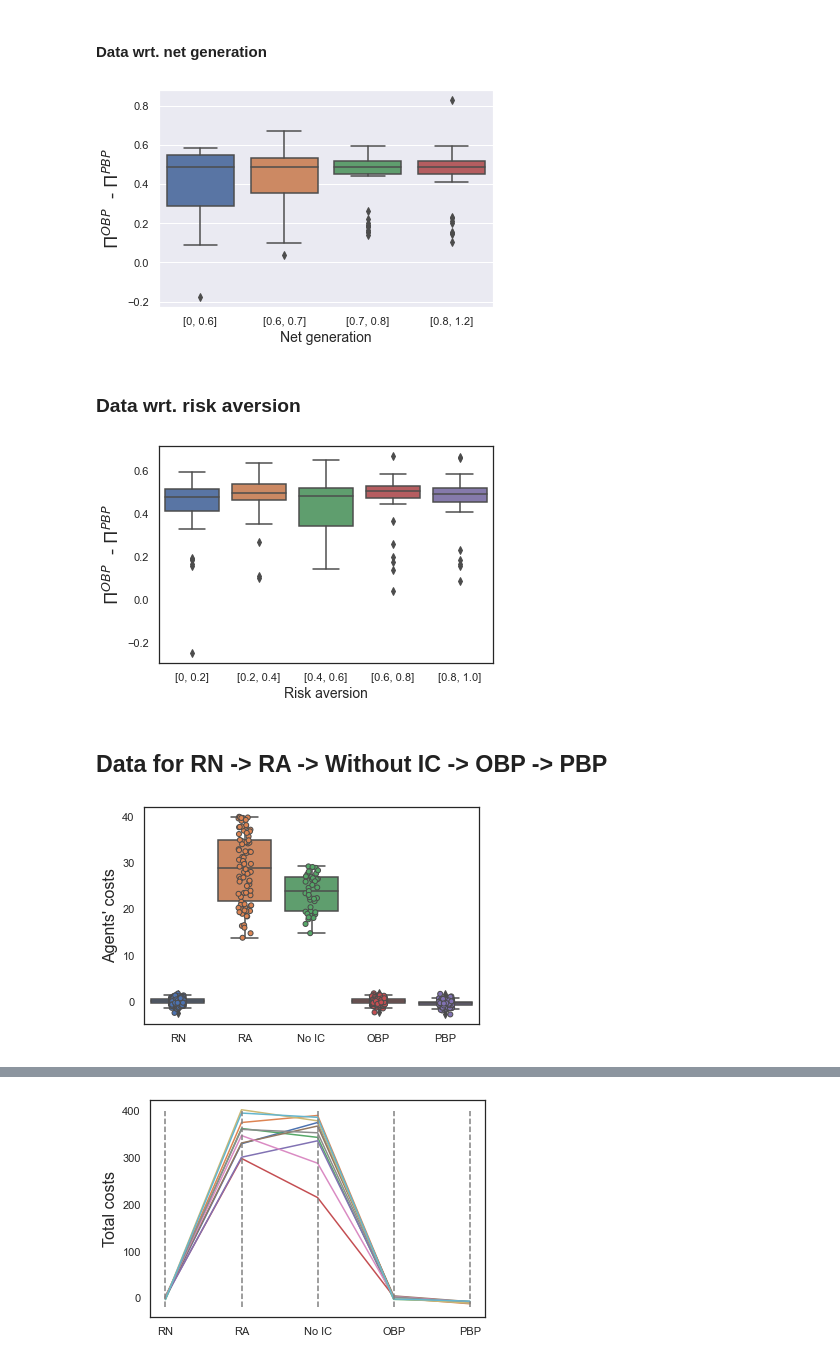
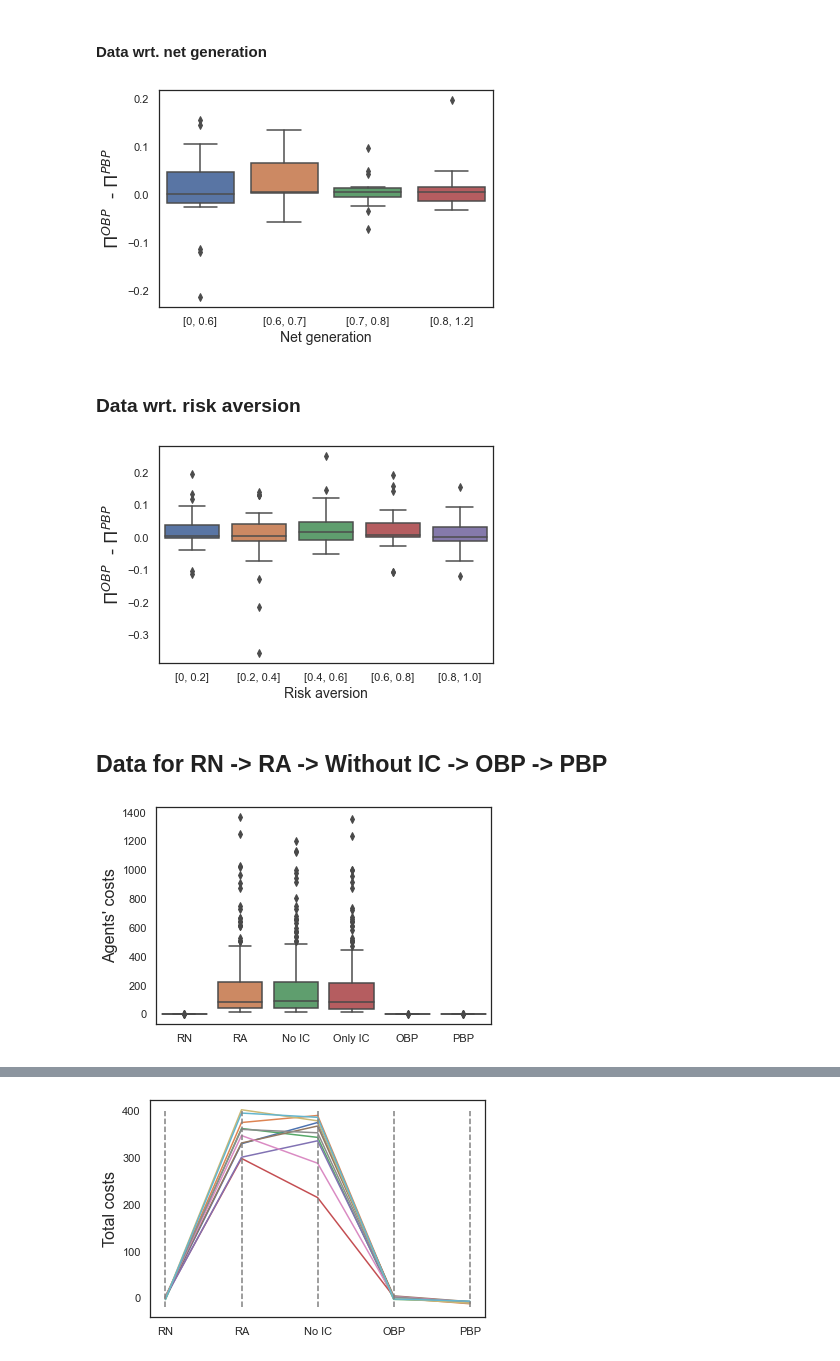
Before and after one commit to ishilov/risk_paper, a Jupyter notebook: notebooks/graphs.ipynb, the cells around one changed output, grey strips where cells are left out. Cells and saved outputs as stored; diff of their text form; code cells hidden in the pictures.

```diff
--- a/notebooks/graphs.ipynb
+++ b/notebooks/graphs.ipynb
@@ -125,0 +128,4 @@ df_without_IC
+# %%
+df_only_IC = pd.read_csv('../data/only_IC_PBP_params_2000_with_obj.csv')
+df_only_IC.set_index(['Unnamed: 0', 'Unnamed: 1'], inplace=True)
+df_only_IC
@@ -135,10 +156,10 @@ for i in range(2000):
 
     diff = (obj_0_opt - obj_0_pes)
 
-    index_0 = net_generation[net_generation < 0.6].index
-    index_1 = net_generation[(0.6 <= net_generation) & (net_generation < 0.7)].index
-    index_2 = net_generation[(0.7 <= net_generation) & (net_generation < 0.8)].index
-    index_3 = net_generation[net_generation >= 0.8].index
+    index_0 = mean_generation[mean_generation < 0.6].index
+    index_1 = mean_generation[(0.6 <= mean_generation) & (mean_generation < 0.7)].index
+    index_2 = mean_generation[(0.7 <= mean_generation) & (mean_generation < 0.8)].index
+    index_3 = mean_generation[mean_generation >= 0.8].index
 
     chunks_gen[0]+= diff[index_0].dropna().values.tolist()
     chunks_gen[1]+= diff[index_1].dropna().values.tolist()
@@ -149,7 +170,7 @@ fig = plt.figure
 
 data_gen = []
 for i in range(4):
-    data_gen.append(chunks_gen[i][1:50])
+    data_gen.append(chunks_gen[i][1:20])
 
 plt.xlabel('Net generation', fontsize = 14)
 plt.ylabel('$\Pi^{OBP}$  - $\Pi^{PBP}$', fontsize = 18)
@@ -160,7 +181,7 @@ plt.xticks([0,1,2,3], ['[0, 0.6]', '[0.6, 0.7]', '[0.7, 0.8]', '[0.8, 1.2]'])
 
 fig;
 # %% [output]
-[figure, old version]
+[figure, new version]
 # %% [markdown]
 ### Data wrt. risk aversion
 # %%
@@ -189,7 +210,7 @@ fig = plt.figure
 
 data_risk = []
 for i in range(5):
-    data_risk.append(chunks_risk[i][1:40])
+    data_risk.append(chunks_risk[i][1:50])
 
 plt.xlabel('Risk aversion', fontsize = 14)
 plt.ylabel('$\Pi^{OBP}$  - $\Pi^{PBP}$', fontsize = 18)
@@ -200,7 +221,7 @@ plt.xticks([0,1,2,3,4], ['[0, 0.2]', '[0.2, 0.4]', '[0.4, 0.6]', '[0.6, 0.8]', '
 
 fig;
 # %% [output]
-[figure, old version]
+[figure, new version]
 # %% [markdown]
 ## Data for RN -> RA -> Without IC -> OBP -> PBP
 # %%
@@ -209,38 +230,41 @@ cats_total = []
 data_total = []
 for i in range(10):
     obj_opt = df_optimistic.loc[i].loc['objective'].values.tolist()
     obj_pes = df_pessimistic.loc[i].loc['objective'].values.tolist()
     obj_RN = df_RN.loc[i].loc['objective'].values.tolist()
-    obj_without_contracts = df_without_contracts.loc[i].loc['objective'][df_without_contracts.loc[i].loc['objective']<40].values.tolist()
-    obj_without_IC = df_without_IC.loc[i].loc['objective'][df_without_IC.loc[i].loc['objective']<30].values.tolist()
+    #obj_without_contracts = df_without_contracts.loc[i].loc['objective'][df_without_contracts.loc[i].loc['objective']<40].values.tolist()
+    obj_without_contracts = df_without_contracts.loc[i].loc['objective'].values.tolist()
+    #obj_without_IC = df_without_IC.loc[i].loc['objective'][df_without_IC.loc[i].loc['objective']<30].values.tolist()
+    obj_without_IC = df_without_IC.loc[i].loc['objective'].values.tolist()
+    obj_only_IC = df_only_IC.loc[i].loc['objective'].values.tolist()
 
 
-    data = obj_RN + obj_without_contracts + obj_without_IC + obj_opt + obj_pes
+    data = obj_RN + obj_without_contracts + obj_without_IC + obj_only_IC + obj_opt + obj_pes
 
     cats = ([0 for i in range(len(obj_RN))] + [1 for j in range(len(obj_without_contracts))]
-            + [2 for l in range(len(obj_without_IC))]
-            + [3 for k in range(len(obj_opt))] + [4 for m in range(len(obj_pes))])
+            + [2 for l in range(len(obj_without_IC))] + [3 for z in range(len(obj_only_IC))]
+            + [4 for k in range(len(obj_opt))] + [5 for m in range(len(obj_pes))])
 
     cats_total += cats
     data_total += data
 
 
 
-    sns.stripplot(x = cats, y = data, linewidth=1)
+    #sns.stripplot(x = cats, y = data, linewidth=1)
 
 
     #sum_opt = obj_opt.sum()
     #sum_pes = obj_pes.sum()
 
     #sns.swarmplot(x = [0,1,2,3], y=  data)
 
     #plt.scatter(net_generation, obj_0_pes, color = 'b')
     #plt.scatter(i, sum_opt - sum_pes)
     #plt.plot(net_generation, obj_0_opt - obj_0_pes)
 #plt.scatter(net_generation[obj_0_wc<20], obj_0_wc[obj_0_wc<20], color = 'g')
 sns.boxplot(x = cats_total, y = data_total)
 plt.ylabel('Agents\' costs', fontsize = 16)
-plt.xticks([0,1,2,3,4], ['RN', 'RA', 'No IC', 'OBP', 'PBP'])
+plt.xticks([0,1,2,3,4,5], ['RN', 'RA', 'No IC', 'Only IC', 'OBP', 'PBP'])
 fig;
 # %% [output]
-[figure, old version]
+[figure, new version]
```
Also changed, not shown: parts of 8 cells of this notebook, 1 other file.
